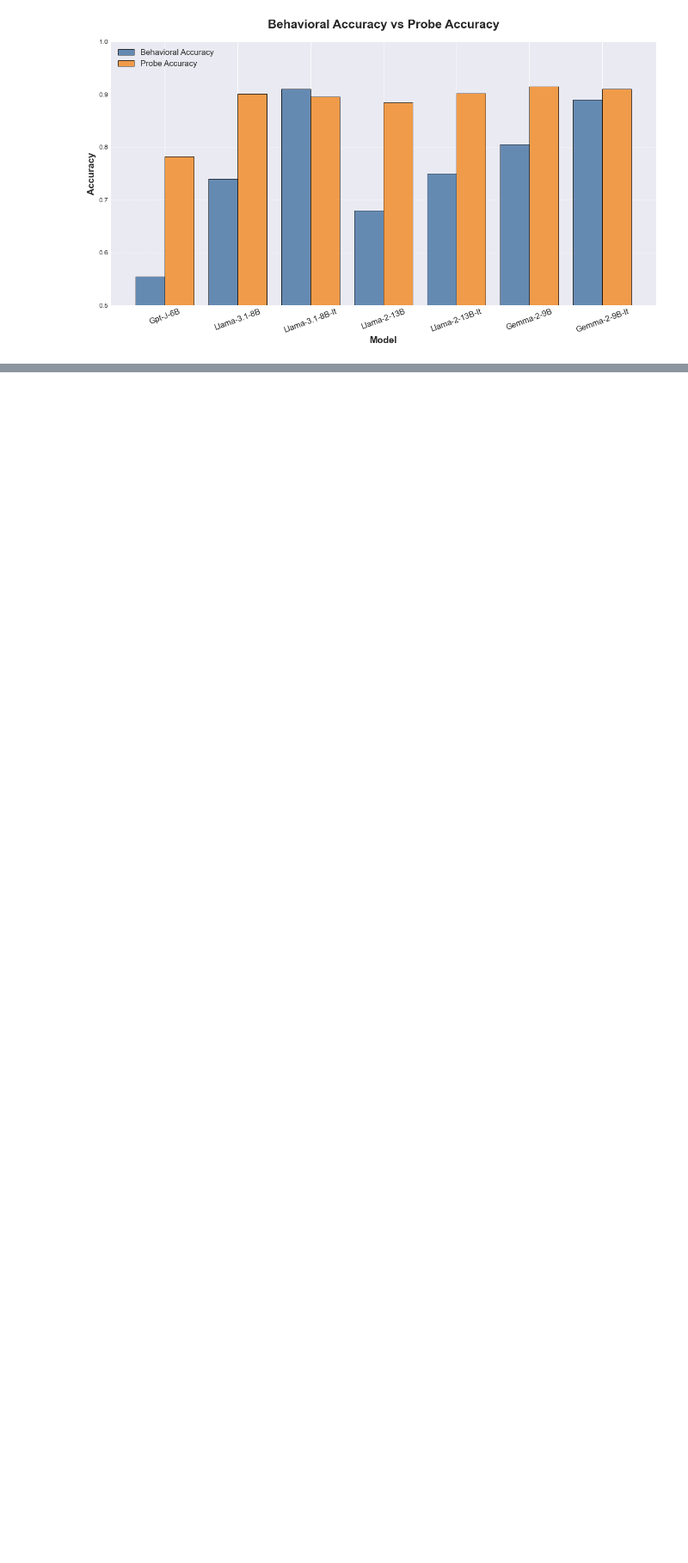
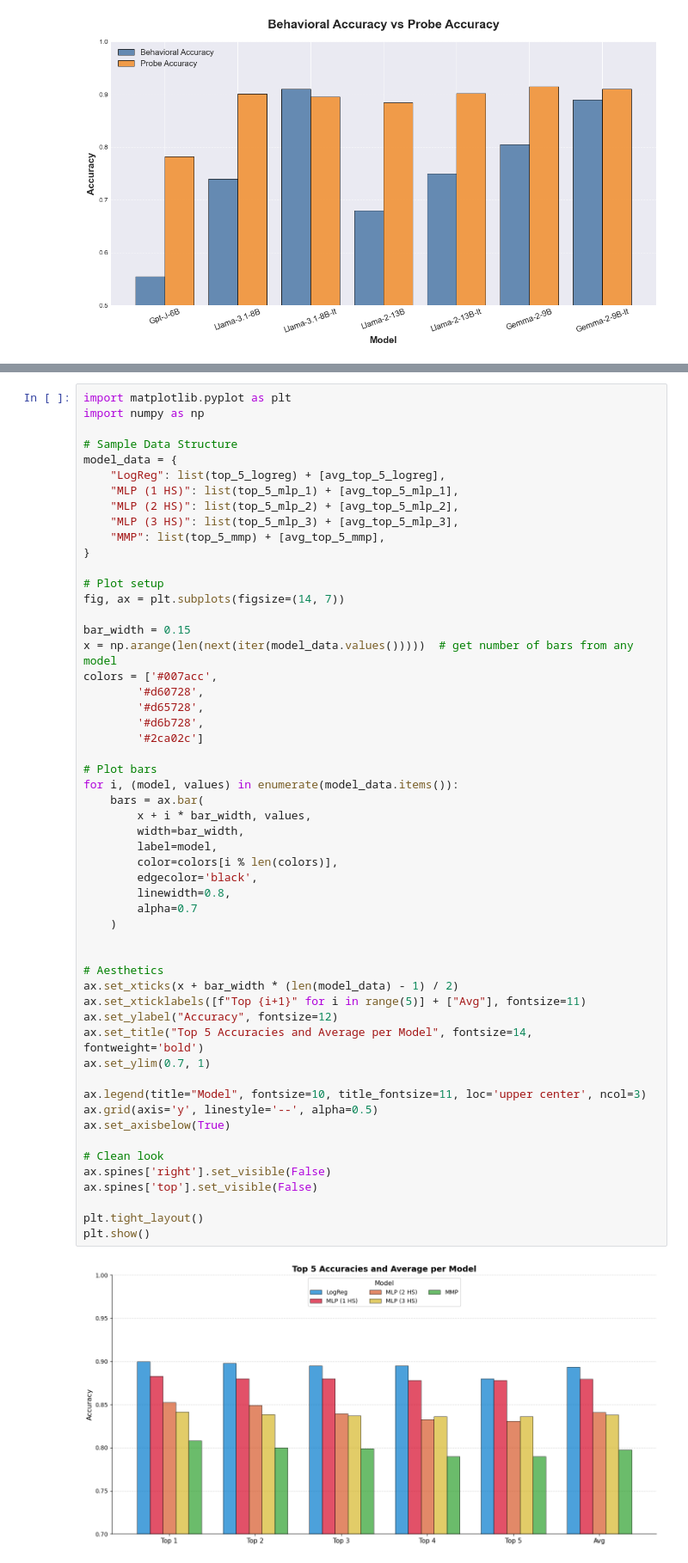
Before and after one commit to Supersheep7/belief-repr1, a Jupyter notebook: barplot.ipynb, the cells around one changed output, grey strips where cells are left out. Shown at 86% size. Saved outputs shown, nothing was run; the diff lists cells and outputs as text; blank space fills up the shorter version.

```diff
--- a/barplot.ipynb
+++ b/barplot.ipynb
@@ -120,0 +209,56 @@ plt.show()
+# %%
+import matplotlib.pyplot as plt
+import numpy as np
+
+# Sample Data Structure
+model_data = {
+    "LogReg": list(top_5_logreg) + [avg_top_5_logreg],
+    "MLP (1 HS)": list(top_5_mlp_1) + [avg_top_5_mlp_1],
+    "MLP (2 HS)": list(top_5_mlp_2) + [avg_top_5_mlp_2],
+    "MLP (3 HS)": list(top_5_mlp_3) + [avg_top_5_mlp_3],
+    "MMP": list(top_5_mmp) + [avg_top_5_mmp],
+}
+
+# Plot setup
+fig, ax = plt.subplots(figsize=(14, 7))
+
+bar_width = 0.15
+x = np.arange(len(next(iter(model_data.values()))))  # get number of bars from any model
+colors = ['#007acc',
+        '#d60728',
+        '#d65728',
+        '#d6b728',
+        '#2ca02c']
+
+# Plot bars
+for i, (model, values) in enumerate(model_data.items()):
+    bars = ax.bar(
+        x + i * bar_width, values,
+        width=bar_width,
+        label=model,
+        color=colors[i % len(colors)],
+        edgecolor='black',
+        linewidth=0.8,
+        alpha=0.7
+    )
+
+
+# Aesthetics
+ax.set_xticks(x + bar_width * (len(model_data) - 1) / 2)
+ax.set_xticklabels([f"Top {i+1}" for i in range(5)] + ["Avg"], fontsize=11)
+ax.set_ylabel("Accuracy", fontsize=12)
+ax.set_title("Top 5 Accuracies and Average per Model", fontsize=14, fontweight='bold')
+ax.set_ylim(0.7, 1)
+
+ax.legend(title="Model", fontsize=10, title_fontsize=11, loc='upper center', ncol=3)
+ax.grid(axis='y', linestyle='--', alpha=0.5)
+ax.set_axisbelow(True)
+
+# Clean look
+ax.spines['right'].set_visible(False)
+ax.spines['top'].set_visible(False)
+
+plt.tight_layout()
+plt.show()
+# %% [output]
+[figure, added]
```
Also changed, not shown: parts of 6 cells of this notebook, 4 other files.
